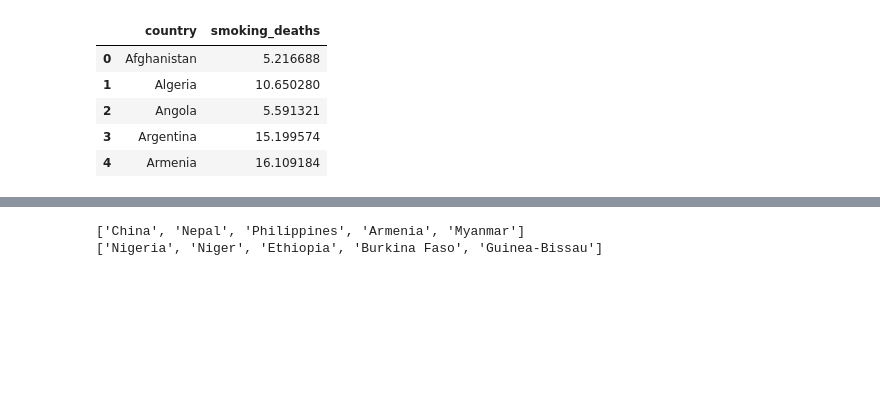
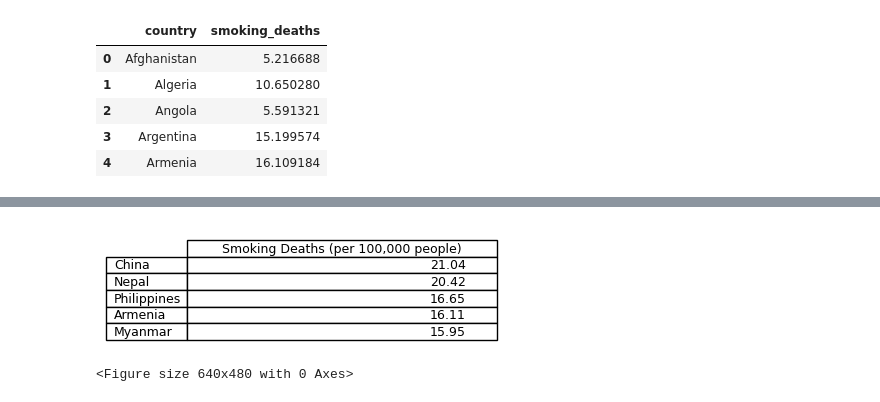
Before and after one commit to BramSunner/project-1-group-04, a Jupyter notebook: ethan-work/ethan-question.ipynb, the cells around one changed output, grey strips where cells are left out. Cells and saved outputs as stored; diff of their text form; code cells hidden in the pictures; blank space fills up the shorter version.

```diff
--- a/ethan-work/ethan-question.ipynb
+++ b/ethan-work/ethan-question.ipynb
@@ -315,12 +196,35 @@ plt.show()
+# %%
+# Save the Table printout as a picture.
+# Create a new DataFrame that we will format.
+high_df = mean_df.sort_values(by = 'smoking_deaths', ascending = False).head(5).reset_index(drop = True)
+
+# Clean up the numbers.
+high_df['smoking_deaths'] = high_df['smoking_deaths'].map('{:,.2f}'.format)
+
+# Rename those columns.
+high_df.columns = ['Country', 'Smoking Deaths (per 100,000 people)']
+high_df = high_df.set_index('Country')
+
+# Make a canvas.
+plt.figure(figsize=(4, .1))
+
+# Show the table. Hide the frame/axis.
+ax = plt.subplot(111, frame_on=False)
+ax.xaxis.set_visible(False)
+ax.yaxis.set_visible(False)
+
+table(ax, high_df)
+
+# Show/Save it.
+plt.show()
+plt.savefig('smoking_deaths_top_5.png')
+# %% [output]
+[figure, added]
+<Figure size 640x480 with 0 Axes>
 # %%
 highest = [x for x in mean_df.sort_values(by = 'smoking_deaths', ascending = False).head(5).country]
-print(highest)
 lowest = [x for x in mean_df.sort_values(by = 'smoking_deaths').head(5).country]
-print(lowest)
 
 # Isolate the highest/lowest countries using loc.
 # df.loc[df.country.isin(highest), :]
 # df.loc[df.country.isin(lowest), :]
-# %% [output]
-['China', 'Nepal', 'Philippines', 'Armenia', 'Myanmar']
-['Nigeria', 'Niger', 'Ethiopia', 'Burkina Faso', 'Guinea-Bissau']
```
Also changed, not shown: parts of 22 cells of this notebook, 6 other files.
